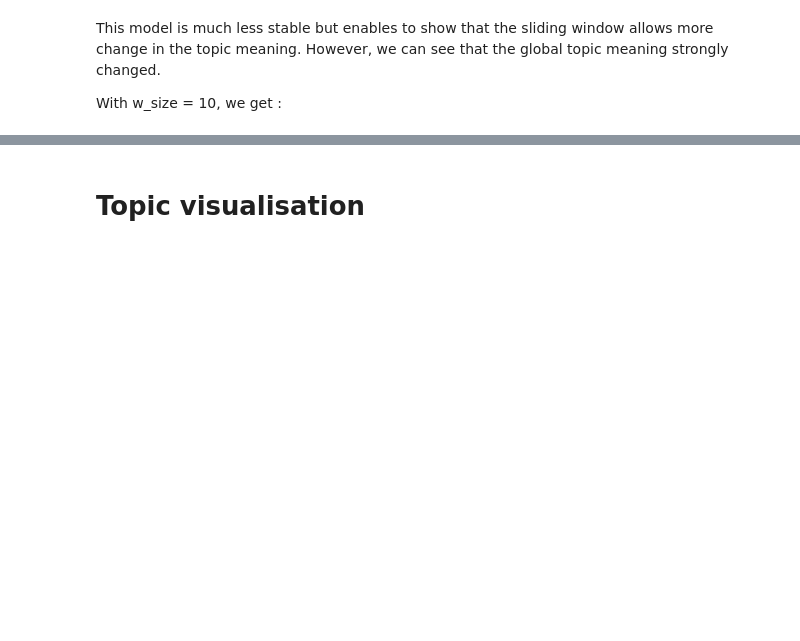
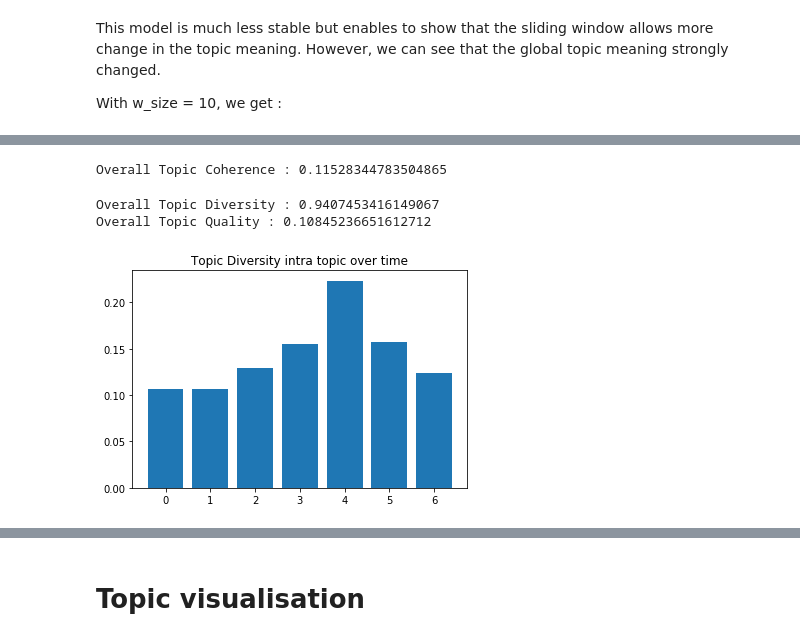
Before and after one commit to alexandredupuy-zini/dynamic-topic-modeling, a Jupyter notebook: notebooks/kmeans.ipynb, the cells around one changed output, grey strips where cells are left out. Drawn from its saved outputs; the diff is of its cells as text; code cells hidden in the pictures; blank space fills up the shorter version.

```diff
--- a/notebooks/kmeans.ipynb
+++ b/notebooks/kmeans.ipynb
@@ -186,2 +591,7 @@ for i in tqdm(range(1,timestamp_train.max().values[0] + 1)):
 # %% [markdown]
 For w_size=5, we get the following clusters :
+# %%
+for k in range(7) :
+    for time in [0,20,40]:
+        print('Topic {} at time {} : {}'.format(k,time,cluster_terms_sw5[time][k][:5]))
+    print('\n')
@@ -220,0 +645,8 @@ cluster_terms = pickle.load(open( "wsize10_nogram.p", "rb" ))
+# %%
+d=dict(zip(dictionary,range(len(dictionary))))
+cluster_ids_sw5=np.zeros((len(np.unique(timestamp)),num_clusters,10))
+for timestep in range(len(np.unique(timestamp))) :
+    for topic in range(num_clusters) :
+        cluster_ids_sw5[timestep,topic,:]=word_2_id(cluster_terms_sw5[timestep][topic],d)[:10]
+
+TC_add=model_topic_coherence(data=tokens,vocab=dictionary,n_slices=len(np.unique(timestamp)),n_topics=num_clusters,beta=None,top_words=cluster_ids_sw5)
@@ -221 +671,36 @@ cluster_terms = pickle.load(open( "wsize10_nogram.p", "rb" ))
+# %%
+print('Overall Topic Coherence : {}'.format(np.mean(TC_add)))
+# %% [output]
+Overall Topic Coherence : 0.11528344783504865
+# %%
+cluster_ids_sw5=np.zeros((len(np.unique(timestamp)),num_clusters,25))
+for timestep in range(len(np.unique(timestamp))) :
+    for topic in range(num_clusters) :
+        cluster_ids_sw5[timestep,topic,:]=word_2_id(cluster_terms_sw5[timestep][topic],d)
+TD_sw5=get_TD_by_times(cluster_ids_sw5)
+print('Overall Topic Diversity : {}'.format(np.mean(TD_sw5)))
+print('Overall Topic Quality : {}'.format(np.mean(TC_add)*np.mean(TD_sw5)))
+# %% [output]
+Overall Topic Diversity : 0.9407453416149067
+Overall Topic Quality : 0.10845236651612712
+# %%
+def diversity_by_topics(top_words,num_tops=25) :
+    list_w = np.zeros((46, num_tops))
+    for ts in range(46):
+        list_w[ts, :] = top_words[ts]
+    list_w = np.reshape(list_w, (-1))
+    list_w = list(list_w)
+    n_unique = len(np.unique(list_w))
+    diversity = n_unique / (46 * num_tops)
+    return diversity
+
+TD_sw5_top=np.zeros((7,))
+for k in range(7) :
+    TD_sw5_top[k]=diversity_by_topics(cluster_ids_sw5[:,k,:])
+
+plt.bar(x=[i for i in range(7)],height=TD_sw5_top)
+plt.title('Topic Diversity intra topic over time')
+plt.show()
+# %% [output]
+[figure, added]
 # %%
```
Also changed, not shown: parts of 73 cells of this notebook, 2 other files.
